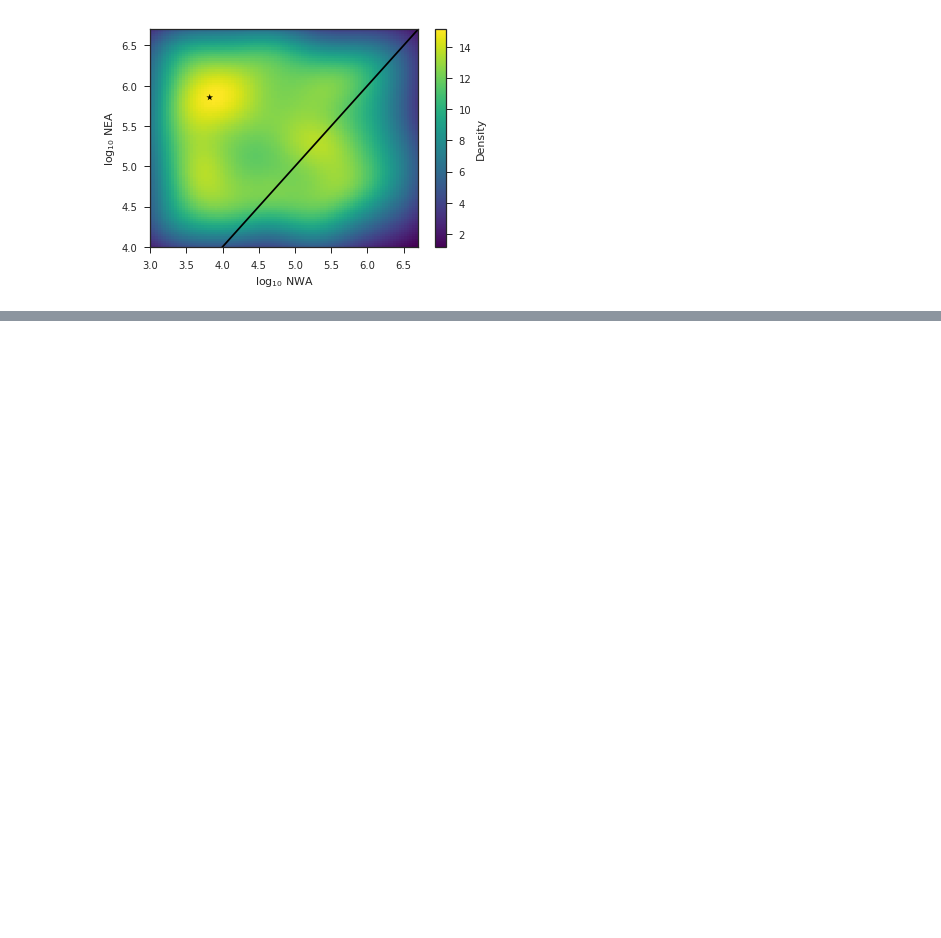
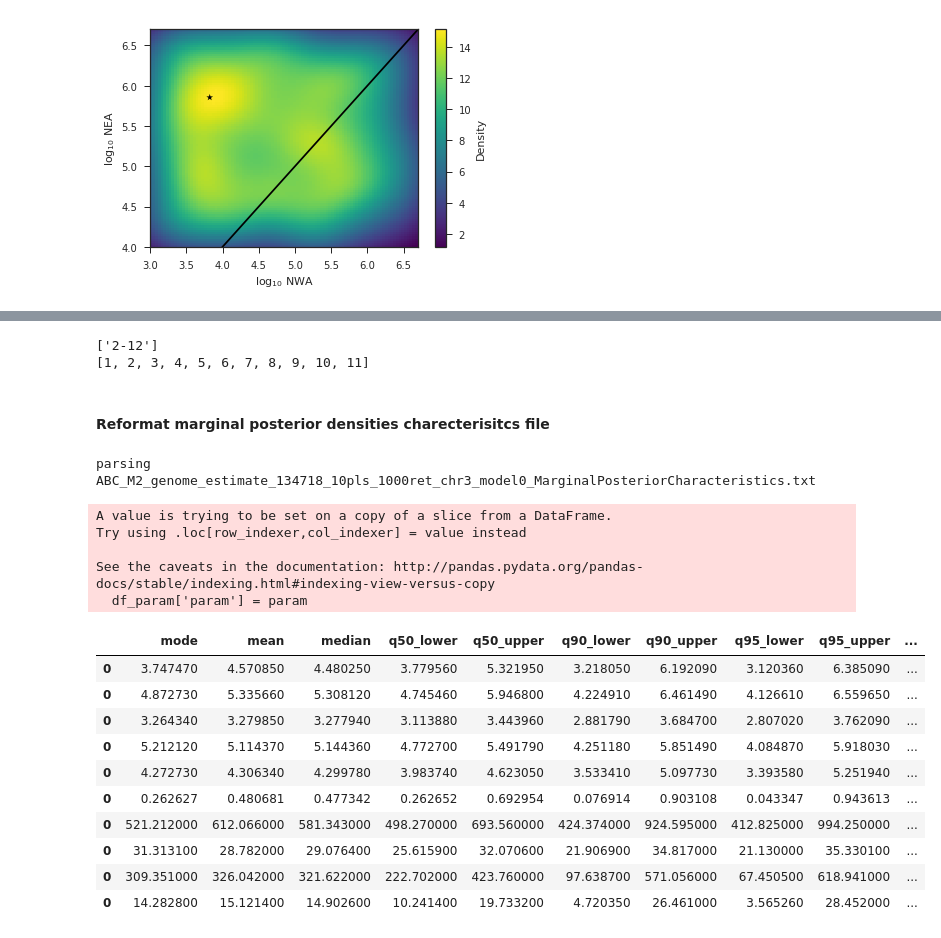
Before and after one commit to agladstein/ABC_results_AJ, a Jupyter notebook: update_AJmodels/assess_ABCtoolbox.ipynb, the cells around one changed output, grey strips where cells are left out. Drawn from its saved outputs; the diff is of its cells as text; code cells hidden in the pictures; blank space fills up the shorter version.

```diff
--- a/update_AJmodels/assess_ABCtoolbox.ipynb
+++ b/update_AJmodels/assess_ABCtoolbox.ipynb
@@ -221,0 +265,39 @@ plot_joint_mtpltlb(joint_NEA_NWA_df_pls, df_chrs_reformat_pls)
+# %%
+params_str
+ranges = params_str.split(',')
+print(ranges)
+param_indexes = []
+for values in ranges:
+    if '-' in values:
+        x = int(values.split('-')[0].strip()) - 1
+        y = int(values.split('-')[1].strip())
+        param_indexes.extend(list(range(x, y)))
+    else:
+        param_indexes.append(int(values) -1 )
+print(param_indexes)
+# %% [output]
+['2-12']
+[1, 2, 3, 4, 5, 6, 7, 8, 9, 10, 11]
+# %% [markdown]
+#### Reformat marginal posterior densities charecterisitcs file
+# %%
+df_chrs_reformat_pls = reformat_Characteristics(MarginalPosteriorCharacteristics_name)
+df_chrs_reformat_pls
+# %% [output]
+parsing ABC_M2_genome_estimate_134718_10pls_1000ret_chr3_model0_MarginalPosteriorCharacteristics.txt
+A value is trying to be set on a copy of a slice from a DataFrame.
+Try using .loc[row_indexer,col_indexer] = value instead
+
+See the caveats in the documentation: http://pandas.pydata.org/pandas-docs/stable/indexing.html#indexing-view-versus-copy
+  df_param['param'] = param
+|  | mode | mean | median | q50_lower | q50_upper | q90_lower | q90_upper | q95_lower | q95_upper | ... |
+| 0 | 3.747470 | 4.570850 | 4.480250 | 3.779560 | 5.321950 | 3.218050 | 6.192090 | 3.120360 | 6.385090 | ... |
+| 0 | 4.872730 | 5.335660 | 5.308120 | 4.745460 | 5.946800 | 4.224910 | 6.461490 | 4.126610 | 6.559650 | ... |
+| 0 | 3.264340 | 3.279850 | 3.277940 | 3.113880 | 3.443960 | 2.881790 | 3.684700 | 2.807020 | 3.762090 | ... |
+| 0 | 5.212120 | 5.114370 | 5.144360 | 4.772700 | 5.491790 | 4.251180 | 5.851490 | 4.084870 | 5.918030 | ... |
+| 0 | 4.272730 | 4.306340 | 4.299780 | 3.983740 | 4.623050 | 3.533410 | 5.097730 | 3.393580 | 5.251940 | ... |
+| 0 | 0.262627 | 0.480681 | 0.477342 | 0.262652 | 0.692954 | 0.076914 | 0.903108 | 0.043347 | 0.943613 | ... |
+| 0 | 521.212000 | 612.066000 | 581.343000 | 498.270000 | 693.560000 | 424.374000 | 924.595000 | 412.825000 | 994.250000 | ... |
+| 0 | 31.313100 | 28.782000 | 29.076400 | 25.615900 | 32.070600 | 21.906900 | 34.817000 | 21.130000 | 35.330100 | ... |
+| 0 | 309.351000 | 326.042000 | 321.622000 | 222.702000 | 423.760000 | 97.638700 | 571.056000 | 67.450500 | 618.941000 | ... |
+| 0 | 14.282800 | 15.121400 | 14.902600 | 10.241400 | 19.733200 | 4.720350 | 26.461000 | 3.565260 | 28.452000 | ... |
```
Also changed, not shown: parts of 16 cells of this notebook, 1 other file.
